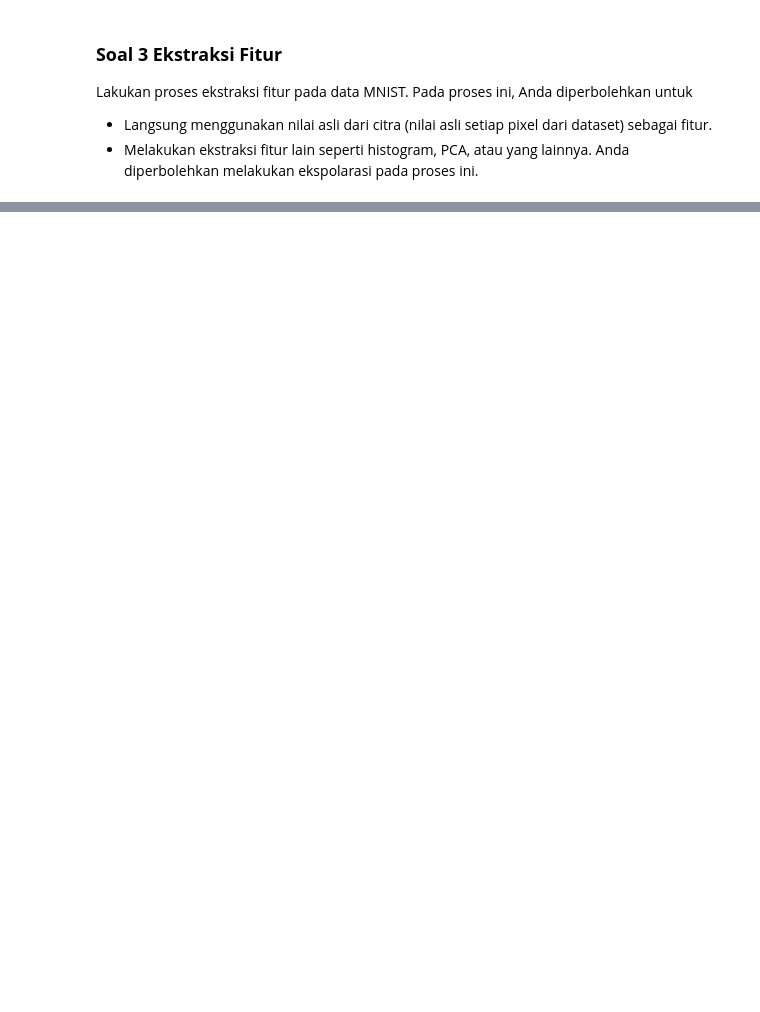
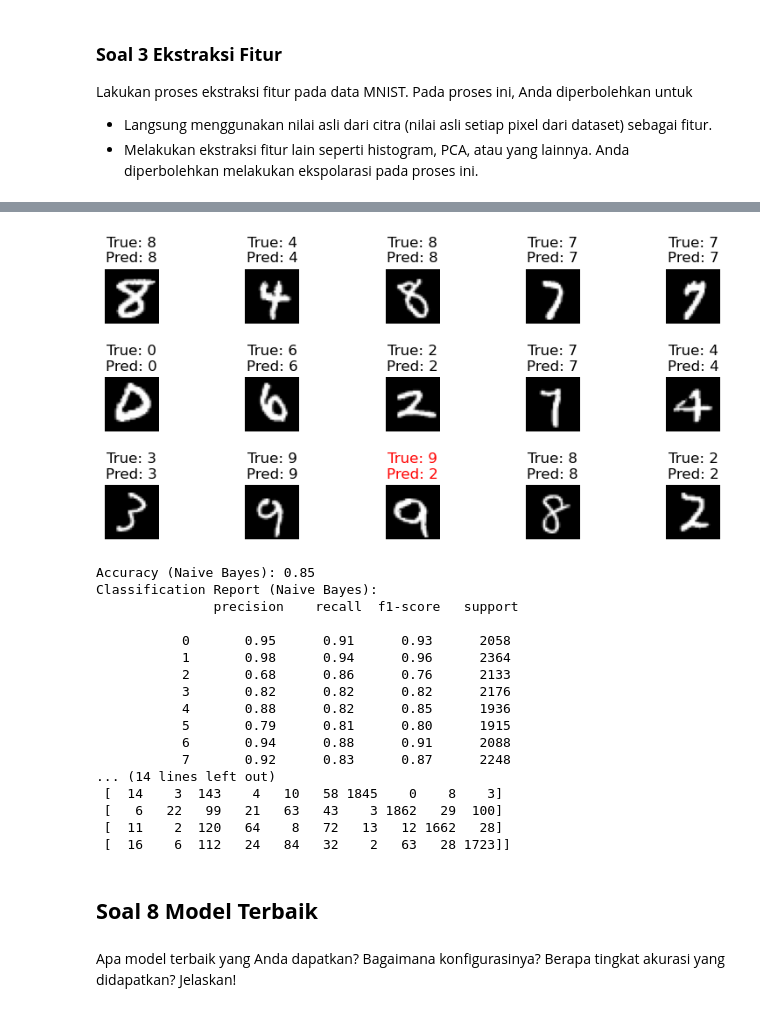
Before and after one commit to alvianfirdaus/Kelompok3_ML, a Jupyter notebook: Kuis 1/Pembelajaran Mesin - Kuis 1.ipynb, the cells around one changed output, grey strips where cells are left out. Cells and saved outputs as stored; diff of their text form; code cells hidden in the pictures; blank space fills up the shorter version.

```diff
--- a/Kuis 1/Pembelajaran Mesin - Kuis 1.ipynb
+++ b/Kuis 1/Pembelajaran Mesin - Kuis 1.ipynb
@@ -212,0 +354,10 @@ plt.show()
+# %%
+from sklearn.model_selection import GridSearchCV
+from sklearn.naive_bayes import GaussianNB
+
+# Initialize Gaussian Naive Bayes model
+nb_classifier = GaussianNB()
+nb_classifier.fit(X_train_70_pca, y_train_70)
+
+# Make predictions on the testing data
+y_pred_nb_70 = nb_classifier.predict(X_test_30_pca)
@@ -212,0 +548,54 @@ plt.show()
+# %%
+
+# Mengubah data citra menjadi bentuk yang sesuai (28x28 pixel)
+images = X_test_30.reshape(-1, 28, 28)
+
+# Menampilkan 15 citra beserta labelnya
+plt.figure(figsize=(10, 4))
+plt.subplots_adjust(hspace=1)
+for i in range(15):
+    plt.subplot(3, 5, i + 1)
+    plt.imshow(images[i], cmap='gray')
+
+    true_label = y_test_30.iloc[i] if isinstance(y_test_30, pd.Series) else y_test_30[i]
+    pred_label = y_pred_nb_70.iloc[i] if isinstance(y_pred_nb_70, pd.Series) else y_pred_nb_70[i]
+
+    if true_label == pred_label:
+        text_color = 'black'
+    else:
+        text_color = 'red'
+
+    plt.title(f"True: {true_label}\nPred: {pred_label}", color=text_color)
+    plt.axis('off')
+
+# Tambahkan hasil evaluasi
+plt.show()
+
+# Evaluate the Naive Bayes model
+accuracy_nb = accuracy_score(y_test_30, y_pred_nb_70)
+print(f"Accuracy (Naive Bayes): {accuracy_nb:.2f}")
+print("Classification Report (Naive Bayes):\n", classification_report(y_test_30, y_pred_nb_70))
+print("Confusion Matrix (Naive Bayes):\n", confusion_matrix(y_test_30, y_pred_nb_70))
+# %% [output]
+[figure, added]
+Accuracy (Naive Bayes): 0.85
+Classification Report (Naive Bayes):
+               precision    recall  f1-score   support
+
+           0       0.95      0.91      0.93      2058
+           1       0.98      0.94      0.96      2364
+           2       0.68      0.86      0.76      2133
+           3       0.82      0.82      0.82      2176
+           4       0.88      0.82      0.85      1936
+           5       0.79      0.81      0.80      1915
+           6       0.94      0.88      0.91      2088
+           7       0.92      0.83      0.87      2248
+... (14 lines left out)
+ [  14    3  143    4   10   58 1845    0    8    3]
+ [   6   22   99   21   63   43    3 1862   29  100]
+ [  11    2  120   64    8   72   13   12 1662   28]
+ [  16    6  112   24   84   32    2   63   28 1723]]
+# %% [markdown]
+## **Soal 8 Model Terbaik**
+# %% [markdown]
+Apa model terbaik yang Anda dapatkan? Bagaimana konfigurasinya? Berapa tingkat akurasi yang didapatkan? Jelaskan!
```
Also changed, not shown: parts of 32 cells of this notebook, 3 other files.
